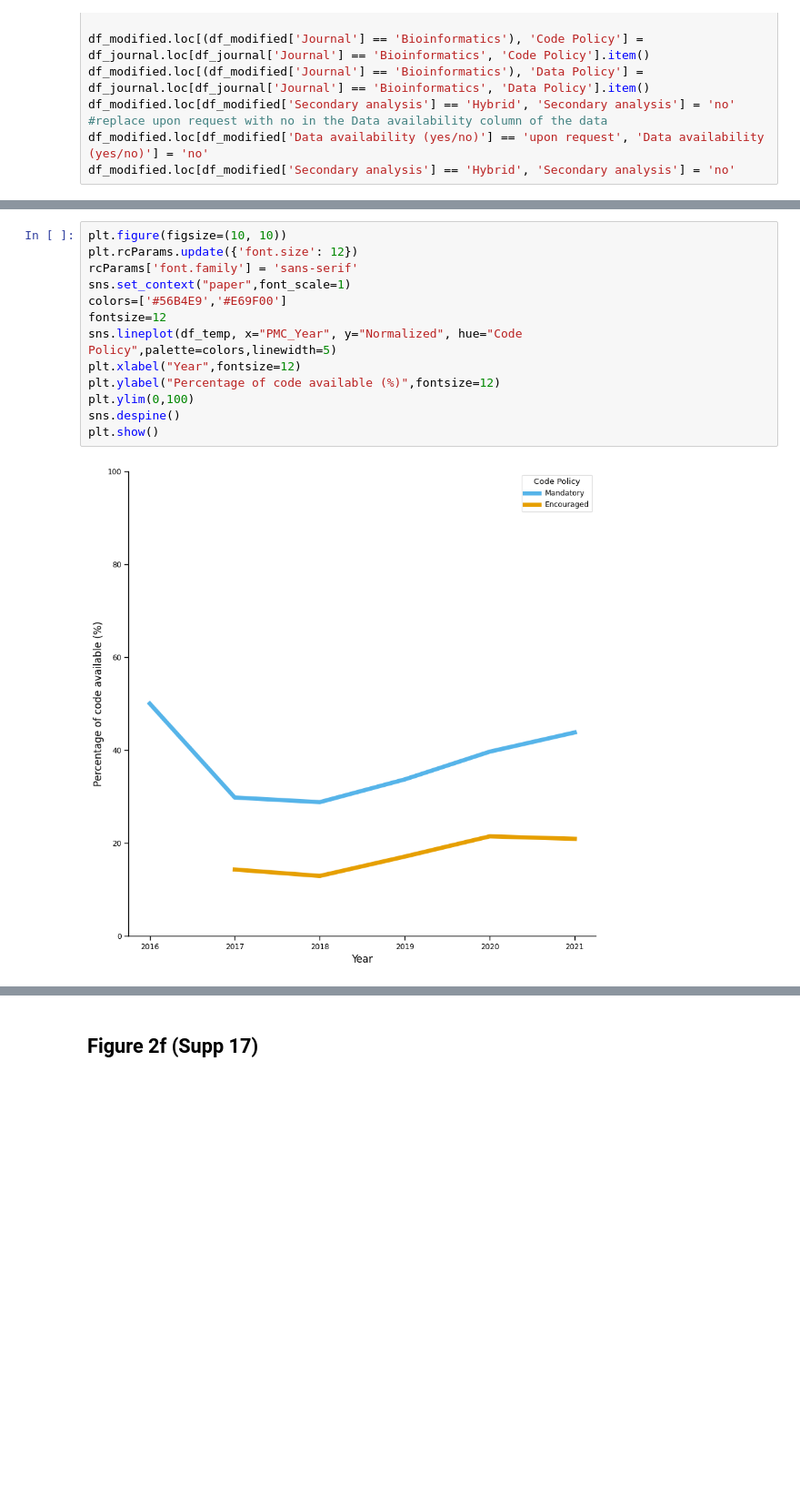
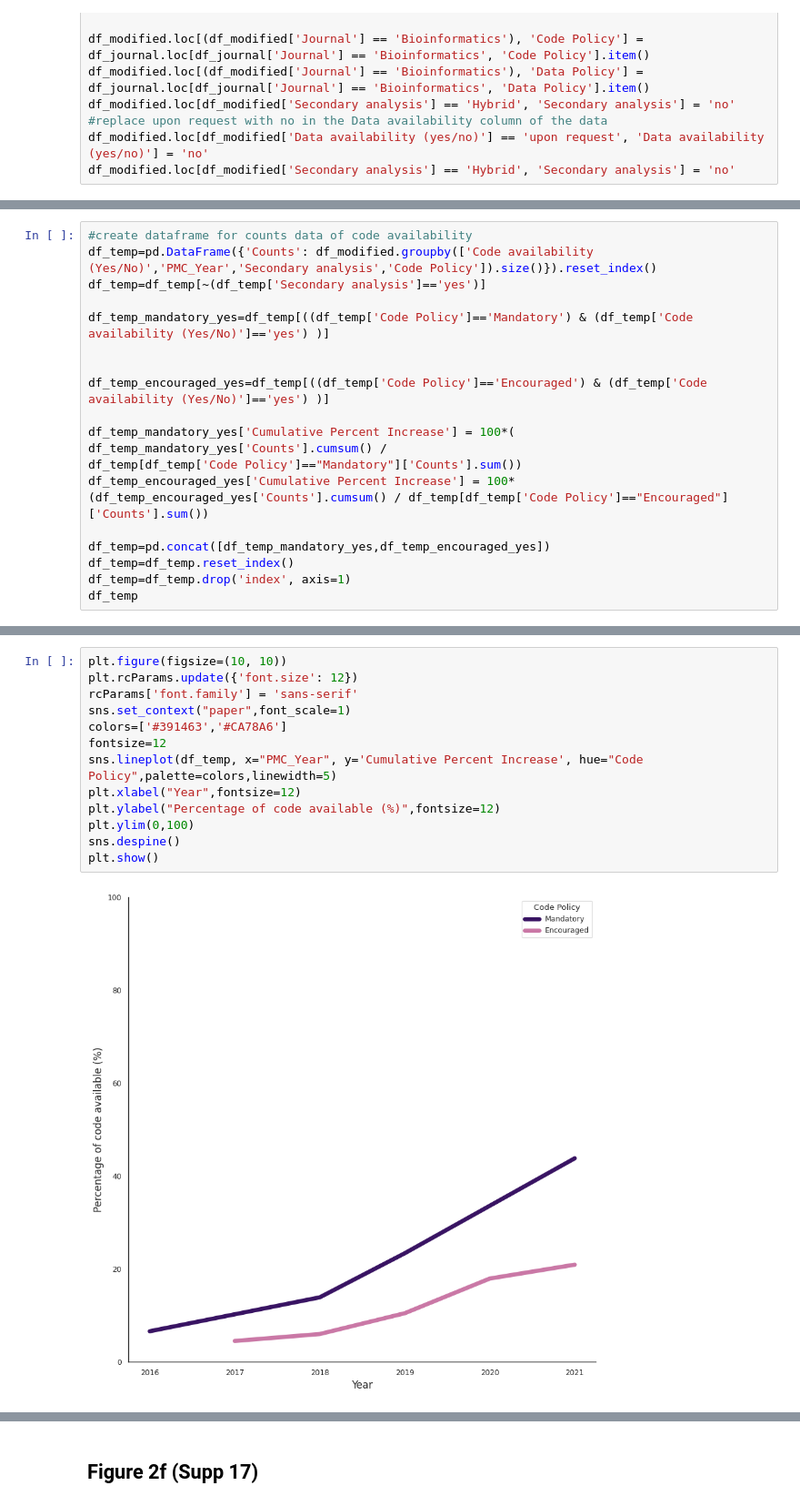
Before and after one commit to Mangul-Lab-USC/code-availability, a Jupyter notebook: notebooks/Figures.ipynb, the cells around one changed output, grey strips where cells are left out. Shown at 91% size. Saved outputs shown, nothing was run; the diff lists cells and outputs as text; blank space fills up the shorter version.

```diff
--- a/notebooks/Figures.ipynb
+++ b/notebooks/Figures.ipynb
@@ -1345,0 +1123,19 @@ df_temp[df_temp['Code Policy']=='Mandatory']
+# %%
+#create dataframe for counts data of code availability
+df_temp=pd.DataFrame({'Counts': df_modified.groupby(['Code availability (Yes/No)','PMC_Year','Secondary analysis','Code Policy']).size()}).reset_index()
+df_temp=df_temp[~(df_temp['Secondary analysis']=='yes')]
+
+df_temp_mandatory_yes=df_temp[((df_temp['Code Policy']=='Mandatory') & (df_temp['Code availability (Yes/No)']=='yes') )]
+
+
+df_temp_encouraged_yes=df_temp[((df_temp['Code Policy']=='Encouraged') & (df_temp['Code availability (Yes/No)']=='yes') )]
+
+df_temp_mandatory_yes['Cumulative Percent Increase'] = 100*(
+df_temp_mandatory_yes['Counts'].cumsum() /
+df_temp[df_temp['Code Policy']=="Mandatory"]['Counts'].sum())
+df_temp_encouraged_yes['Cumulative Percent Increase'] = 100*(df_temp_encouraged_yes['Counts'].cumsum() / df_temp[df_temp['Code Policy']=="Encouraged"]['Counts'].sum())
+
+df_temp=pd.concat([df_temp_mandatory_yes,df_temp_encouraged_yes])
+df_temp=df_temp.reset_index()
+df_temp=df_temp.drop('index', axis=1)
+df_temp
@@ -1346,15 +1165,15 @@ df_temp[df_temp['Code Policy']=='Mandatory']
 # %%
 plt.figure(figsize=(10, 10))
 plt.rcParams.update({'font.size': 12})
 rcParams['font.family'] = 'sans-serif'
 sns.set_context("paper",font_scale=1)
-colors=['#56B4E9','#E69F00']
+colors=['#391463','#CA78A6']
 fontsize=12
-sns.lineplot(df_temp, x="PMC_Year", y="Normalized", hue="Code Policy",palette=colors,linewidth=5)
+sns.lineplot(df_temp, x="PMC_Year", y='Cumulative Percent Increase', hue="Code Policy",palette=colors,linewidth=5)
 plt.xlabel("Year",fontsize=12)
 plt.ylabel("Percentage of code available (%)",fontsize=12)
 plt.ylim(0,100)
 sns.despine()
 plt.show()
 # %% [output]
-[figure, old version]
+[figure, new version]
```
Also changed, not shown: parts of 21 cells of this notebook.
